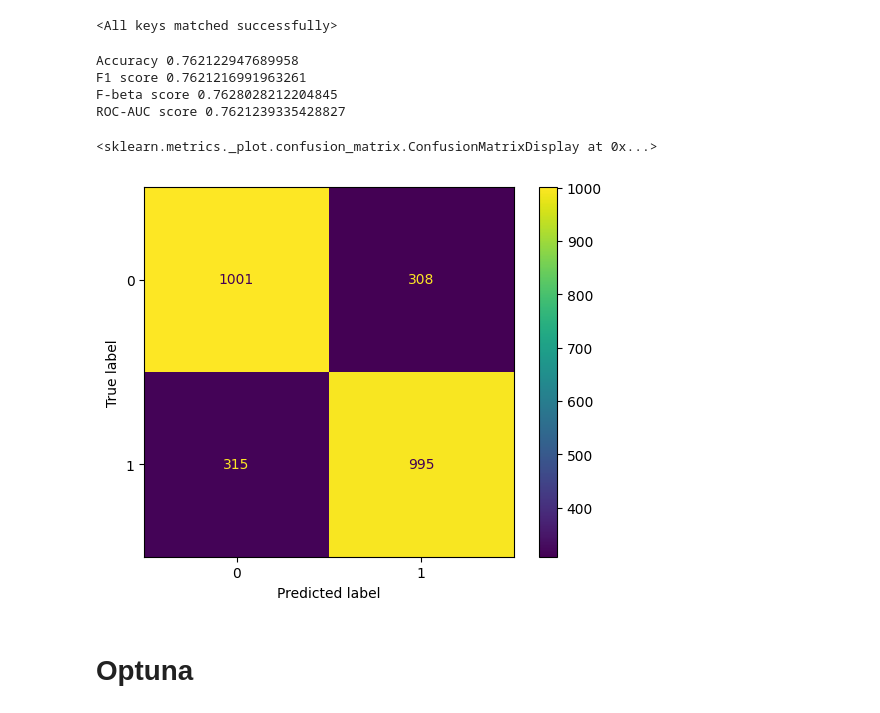
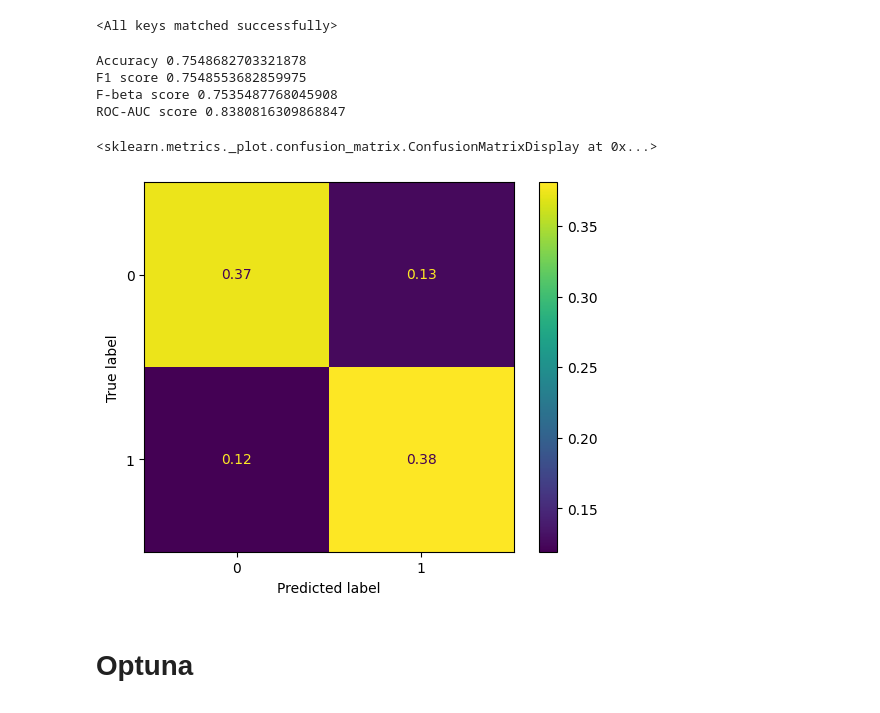
Before and after one commit to MatteoFasulo/ECG-Chagas, a Jupyter notebook: kaggle.ipynb, the cells around one changed output. Cells and saved outputs as stored; diff of their text form; code cells hidden in the pictures.

Commit message:
SE-ResNet18-GRU + Attention with handcrafted features | 0.838 ROC-AUC

```diff
--- a/kaggle.ipynb
+++ b/kaggle.ipynb
@@ -1087,13 +960,14 @@ resnet_params = {
     'layers': [2, 2, 2, 2],
     "in_channel":12,
     "out_channel":1,
-    "zero_init_residual":True
+    "zero_init_residual":False
 }
 # %%
 device = torch.device("cuda" if torch.cuda.is_available() else "cpu")
 
 # Initialize model
 model = ResNet(BasicBlock, **resnet_params)
+#model = MyNet(in_channels=12, num_classes=1)
 model.to(device)
 
 # Positive class weight
@@ -1101,5 +975,5 @@ pos_weight = (y==0.).sum()/y.sum()
 
 # Define loss function, optimizer, and scheduler
 criterion = nn.BCEWithLogitsLoss(pos_weight=torch.tensor(pos_weight))
-optimizer = torch.optim.AdamW(model.parameters(), lr=1e-3, weight_decay=1e-3)
+optimizer = torch.optim.AdamW(model.parameters(), lr=1e-4, weight_decay=1e-5)
 # %%
@@ -1127,35 +1001,26 @@ epochs = 30
 best_val_loss = float('inf')
 patience_counter = 0
 patience = 7
-max_lr = 1e-3  # Set your peak learning rate
-warmup_epochs = 5  # Number of warmup epochs
 
 # Initialize Warmup Scheduler
-scheduler = torch.optim.lr_scheduler.OneCycleLR(
-    optimizer,
-    max_lr=max_lr,
-    total_steps=len(train_dloader) * epochs,  # Total training steps
-    pct_start=warmup_epochs / epochs,  # Warmup phase ratio
-    anneal_strategy='linear',
-    cycle_momentum=False  # Keep momentum constant
-)
+scheduler = torch.optim.lr_scheduler.ReduceLROnPlateau(optimizer, mode='min', factor=0.5, patience=5, min_lr=1e-6)
 
 for epoch in range(epochs):
     model.train()
     train_loss = 0.0
     n_elements = 0
-    for X, y, age, sex in tqdm(train_dloader, desc=f"Epoch {epoch+1}/{epochs}"):
+    for X, y, age, sex, handcrafted in tqdm(train_dloader, desc=f"Epoch {epoch+1}/{epochs}"):
         X, y = X.to(device), y.to(device)
         age, sex = age.to(device), sex.to(device)
+        handcrafted = handcrafted.to(device)
         # Combine age and sex into a single demographic tensor
         demographic = torch.stack((age, sex), dim=1)
 
         optimizer.zero_grad()
-        outputs = model(X, demographic)
+        outputs = model(X, demographic, handcrafted)
         loss = criterion(outputs, y)
         loss.backward()
         optimizer.step()
-        scheduler.step()  # Update LR after each batch
         train_loss += loss.item()
         n_elements += len(X)
 
@@ -1164,26 +1029,30 @@ for epoch in range(epochs):
     model.eval()
     val_loss = 0.0
     preds = []
+    probabilities = []
     labels = []
     with torch.no_grad():
-        for X, y, age, sex in val_dloader:
+        for X, y, age, sex, handcrafted in val_dloader:
             X, y = X.to(device), y.to(device)
             age, sex = age.to(device), sex.to(device)
             demographic = torch.stack((age, sex), dim=1)
-            outputs = model(X, demographic)
+            handcrafted = handcrafted.to(device)
+            outputs = model(X, demographic, handcrafted)
             loss = criterion(outputs, y)
             val_loss += loss.item()
             probs = torch.sigmoid(outputs)  # Convert logits to probabilities
             y_pred = (probs >= 0.5).long()  # Convert probabilities to {0,1}
+            probabilities.extend(probs.cpu().numpy())
             preds.extend(y_pred.cpu().numpy())  # Convert to NumPy array
             labels.extend(y.cpu().numpy())
 
     val_loss /= len(val_dloader)
-
+    scheduler.step(val_loss)
     predictions = np.array(preds)
+    probabilities = np.array(probabilities)
     labels = np.array(labels)
 
-    print(f"Epoch {epoch+1}/{epochs}\tTrain Loss: {train_loss:.6f}\tVal Loss: {val_loss:.6f}\tL.rate: {optimizer.param_groups[0]['lr']:.6f}\tVal F1: {f1_score(labels, predictions):.4f}")
+    print(f"Epoch {epoch+1}/{epochs}\tTrain Loss: {train_loss:.6f}\tVal Loss: {val_loss:.6f}\tL.rate: {optimizer.param_groups[0]['lr']:.6f}\tVal F1: {f1_score(labels, predictions):.4f}\tVal ROC-AUC: {roc_auc_score(labels, probabilities):.4f}")
 
     if val_loss < best_val_loss:
         best_val_loss = val_loss
@@ -1221,17 +1086,21 @@ model.eval()
 
 # Initialize a list to store predictions
 predictions = []
+probabilities = []
 
 # Disable gradient calculation for inference
 with torch.no_grad():
-    for X, _, age, sex in tqdm(test_dloader, desc="Predicting"):
+    for X, _, age, sex, handcrafted in tqdm(test_dloader, desc="Predicting"):
         X = X.to(device)
         age, sex = age.to(device), sex.to(device)
         demographic = torch.stack((age, sex), dim=1)
-        outputs = model(X, demographic)  # Raw logits
+        handcrafted = handcrafted.to(device)
+        outputs = model(X, demographic, handcrafted)  # Raw logits
         probs = torch.sigmoid(outputs)  # Convert logits to probabilities
         y_pred = (probs >= 0.50).long()  # Convert probabilities to {0,1}
+        probabilities.extend(probs.cpu().numpy())  # Convert to NumPy array
         predictions.extend(y_pred.cpu().numpy())  # Convert to NumPy array
 
 # Convert predictions to a NumPy array
 predictions = np.array(predictions)
+probabilities = np.array(probabilities)
@@ -1248,21 +1115,21 @@ from sklearn.metrics import accuracy_score, f1_score, fbeta_score, roc_auc_score
 print("Accuracy", accuracy_score(y_test, predictions))
 print("F1 score", f1_score(y_test, predictions, average='macro'))
 print("F-beta score", fbeta_score(y_test, predictions, beta=0.5))
-print("ROC-AUC score", roc_auc_score(y_test, predictions))
+print("ROC-AUC score", roc_auc_score(y_test, probabilities))
 # %% [output]
-Accuracy 0.762122947689958
-F1 score 0.7621216991963261
-F-beta score 0.7628028212204845
-ROC-AUC score 0.7621239335428827
+Accuracy 0.7548682703321878
+F1 score 0.7548553682859975
+F-beta score 0.7535487768045908
+ROC-AUC score 0.8380816309868847
 # %%
 import sklearn
 
-cm = sklearn.metrics.confusion_matrix(y_test, predictions)
+cm = sklearn.metrics.confusion_matrix(y_test, predictions, normalize='all')
 disp = ConfusionMatrixDisplay(confusion_matrix=cm)
 disp.plot()
 # %% [output]
 <sklearn.metrics._plot.confusion_matrix.ConfusionMatrixDisplay at 0x...>
-[figure, old version]
+[figure, new version]
 # %% [markdown]
 # Optuna
 # %%
```
Also changed, not shown: parts of 23 cells of this notebook.
